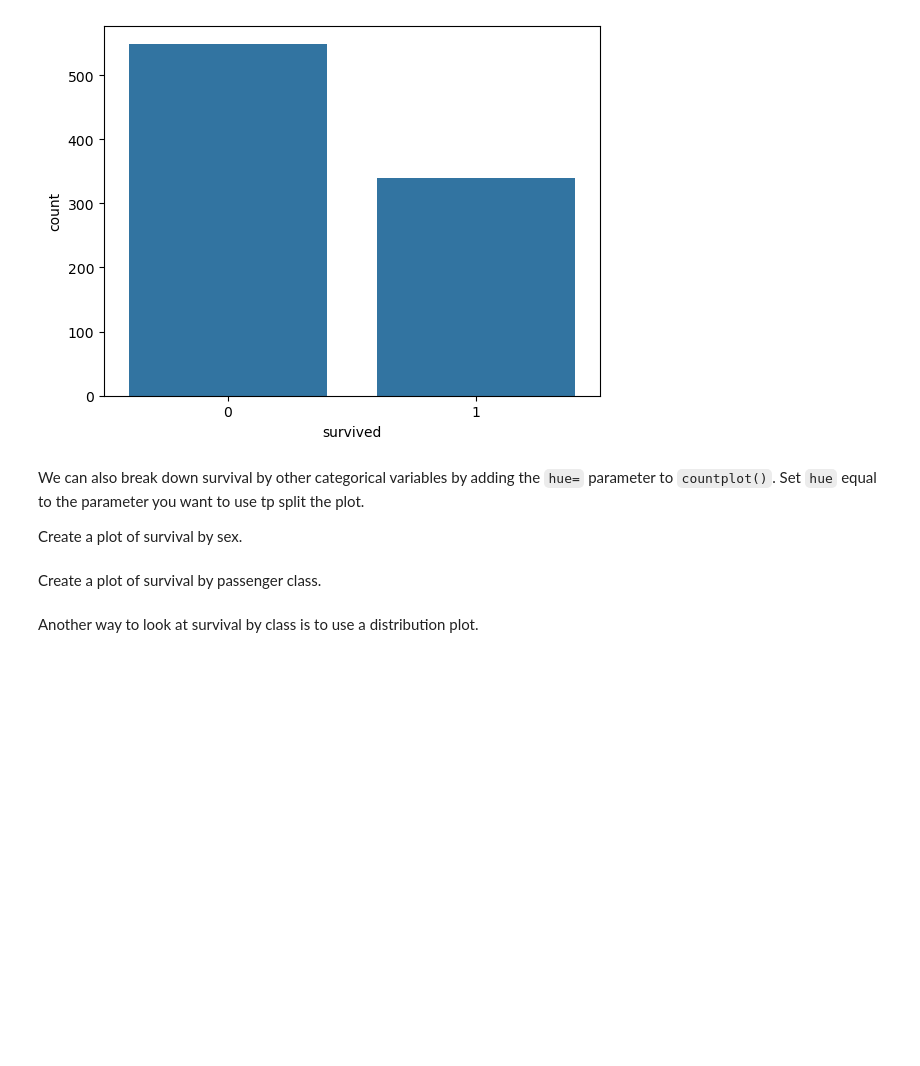
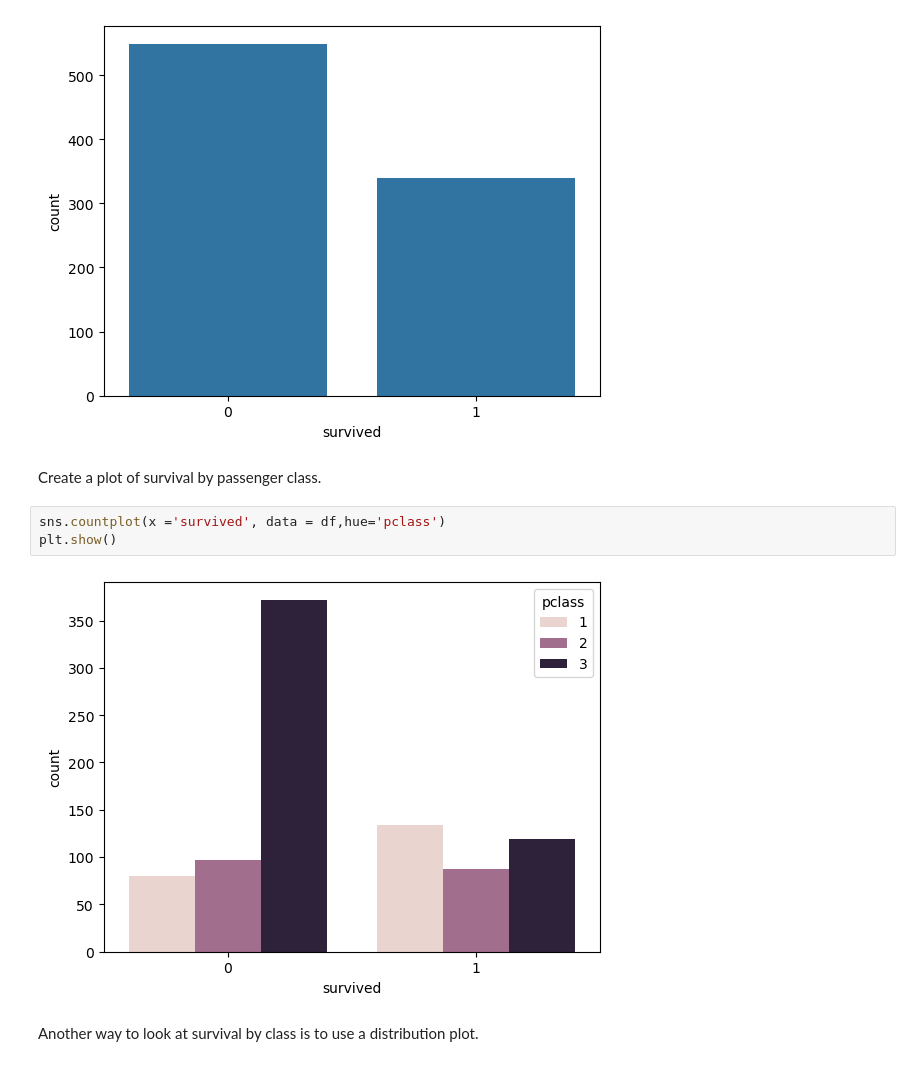
Before and after one commit to EPIC-Campus-LPS/titanic-classification-model-coledobmeier, a Jupyter notebook: FAI_Titanic.ipynb, the cells around one changed output. Saved outputs shown, nothing was run; the diff lists cells and outputs as text; blank space fills up the shorter version.

```diff
--- a/FAI_Titanic.ipynb
+++ b/FAI_Titanic.ipynb
@@ -201,13 +211,13 @@ sns.countplot(x ='survived', data = df)
 plt.show()
 # %% [output]
 [figure]
-# %% [markdown]
-We can also break down survival by other categorical variables by adding the `hue=` parameter to `countplot()`. Set `hue` equal to the parameter you want to use tp split the plot.
-
-
-Create a plot of survival by sex.
 # %% [markdown]
 Create a plot of survival by passenger class.
+# %%
+sns.countplot(x ='survived', data = df,hue='pclass')
+plt.show()
+# %% [output]
+[figure, added]
 # %% [markdown]
 Another way to look at survival by class is to use a distribution plot.
 # %%
```
Also changed, not shown: parts of 4 cells of this notebook.
